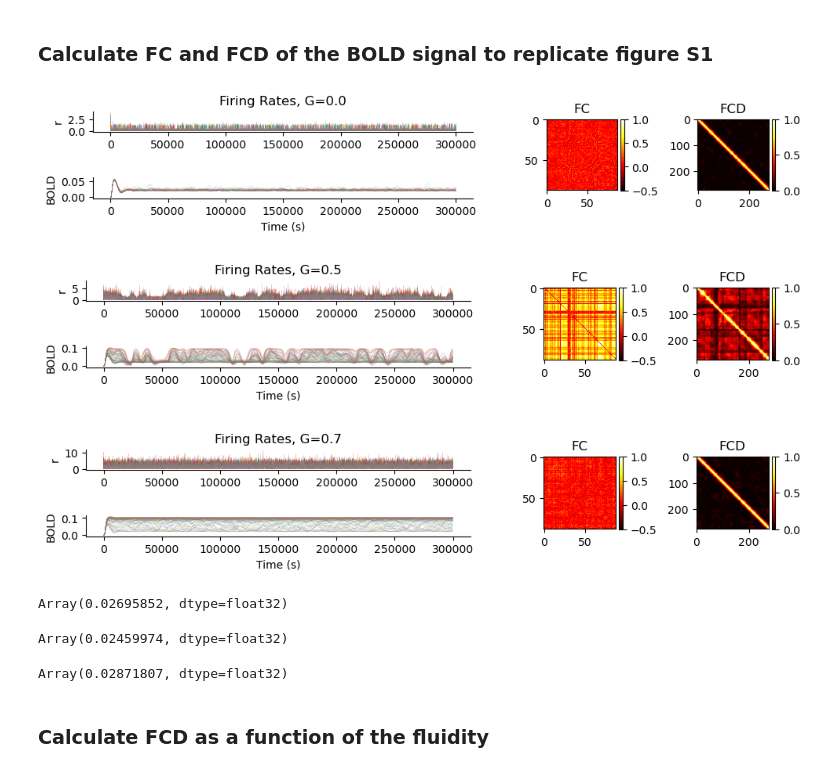
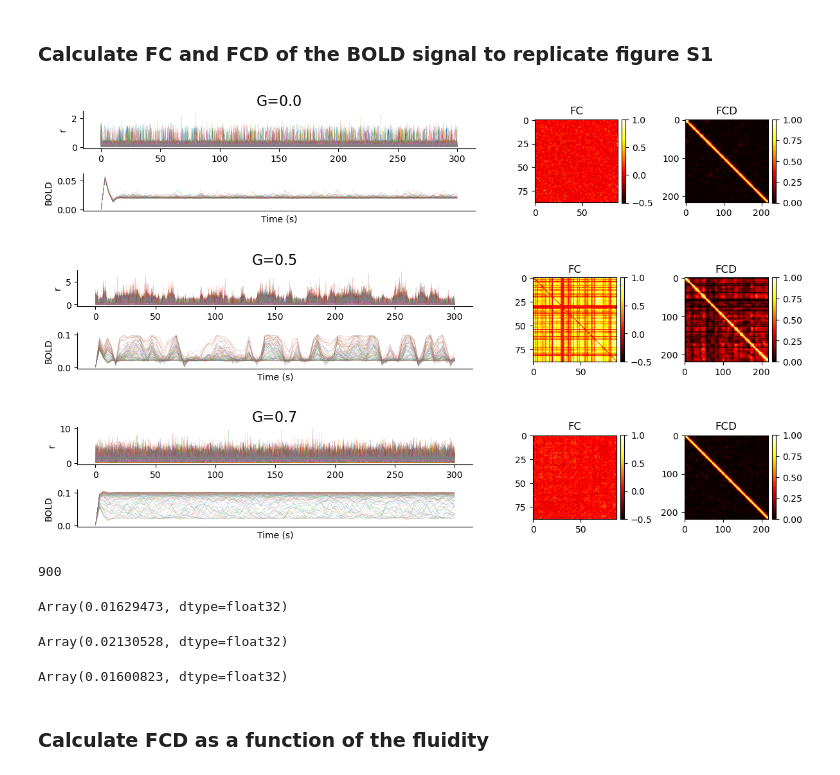
Before and after one commit to monicapaoletti/GSoC_T3.3_inference, a Jupyter notebook: scripts/notebooks/mpr_jax.ipynb, the cells around one changed output. Cells and saved outputs as stored; diff of their text form; code cells hidden in the pictures.

```diff
--- a/scripts/notebooks/mpr_jax.ipynb
+++ b/scripts/notebooks/mpr_jax.ipynb
@@ -105,11 +105,11 @@ weights = nx.to_numpy_array(nx.complete_graph(nn))
 params = {"G": 0.25,
           "weights": weights,
           "t_end": 30000,
-          "dt": 0.01,
+          "dt": 0.02,
           "eta": jnp.array([-4.6]),
           "rv_decimate": 10,
           "noise_amp": 0.037,
-          "tr": 1.0, #it was 500
+          "tr": 300.0, #it was 500
           "seed":42
           }
 # %% [markdown]
@@ -128,3 +128,8 @@ wrapper took 2.61 seconds
 #!free -h
 # %%
 #!cat /sys/fs/cgroup/memory.max
+# %%
+params['t_end'] = 100_000
+g = 0.1
+rv_t, r, v, bold_t, bold_d = wrapper(g, params)
+plot(rv_t, r, v, bold_d, bold_t, g)
@@ -339,62 +363,68 @@ plt.show()
 wwidth = 30  # must be < 60
 maxNwindows = 200
 olap = 0.94
+cut = 50
 
-FCD_G0, FCvec_G0, _ = FCD_jax.extract_FCD(bold_G0[10000::500].T, wwidth=wwidth, maxNwindows=maxNwindows, olap=olap)
-FCD_G05, FCvec_G05, _ = FCD_jax.extract_FCD(bold_G05[10000::500].T, wwidth=wwidth, maxNwindows=maxNwindows, olap=olap)
-FCD_G07, FCvec_G07, _ = FCD_jax.extract_FCD(bold_G07[10000::500].T, wwidth=wwidth, maxNwindows=maxNwindows, olap=olap)
+FCD_G0, FCvec_G0, _ = FCD_jax.extract_FCD(bold_G0.T, wwidth=wwidth, maxNwindows=maxNwindows, olap=olap)
+FCD_G05, FCvec_G05, _ = FCD_jax.extract_FCD(bold_G05.T, wwidth=wwidth, maxNwindows=maxNwindows, olap=olap)
+FCD_G07, FCvec_G07, _ = FCD_jax.extract_FCD(bold_G07.T, wwidth=wwidth, maxNwindows=maxNwindows, olap=olap)
 
-FC_G0 = FCD_jax.get_fc(bold_G0[10000:].T)
-FC_G05 = FCD_jax.get_fc(bold_G05[10000:].T)
-FC_G07 = FCD_jax.get_fc(bold_G07[10000:].T)
+FC_G0 = FCD_jax.get_fc(bold_G0[cut:].T)
+FC_G05 = FCD_jax.get_fc(bold_G05[cut:].T)
+FC_G07 = FCD_jax.get_fc(bold_G07[cut:].T)
 # %%
 def plot_fc_fcd(rv_t, r, bold_t, bold_d, FC, FCD, label='G=?'):
     step = 10
-    fig = plt.figure(figsize=(10, 5))  # Wide and not too tall
+    fig = plt.figure(figsize=(12, 6))  # Wide and not too tall
 
     # r plot (top-left, shorter height)
     ax1 = plt.subplot2grid((6, 5), (0, 0), colspan=3, rowspan=1)
-    ax1.plot(rv_t[::step], r[::step, :], lw=0.1)
+    ax1.plot(rv_t[::step]/1000, r[::step, :], lw=0.1)
     ax1.set_ylabel("r")
 
-    ax1.set_title(f"Firing Rates, {label}")
+    ax1.set_title(f"{label}", fontsize=16)
     ax1.spines['top'].set_visible(False)
     ax1.spines['right'].set_visible(False)
 
     # BOLD plot (middle-left, shorter height)
     ax2 = plt.subplot2grid((6, 5), (1, 0), colspan=3, rowspan=1)
-    ax2.plot(bold_t[::step], bold_d[::step], lw=0.1)
+    ax2.plot(bold_t[::step]/1000, bold_d[::step], lw=0.1)
     ax2.set_ylabel("BOLD")
     ax2.set_xlabel("Time (s)")
     ax2.spines['top'].set_visible(False)
     ax2.spines['right'].set_visible(False)
+    ax2.set_xticks([])
 
     # FC plot (full right height, top half)
     ax3 = plt.subplot2grid((6, 5), (0, 3), rowspan=2, colspan=1)
     im1 = ax3.imshow(FC, vmin=-0.5, vmax=1, cmap='hot')
     ax3.set_title("FC")
     plt.colorbar(im1, ax=ax3, fraction=0.046, pad=0.04)
 
     # FCD plot (full right height, bottom half)
     ax4 = plt.subplot2grid((6, 5), (0, 4), rowspan=2, colspan=1)
     im2 = ax4.imshow(FCD, vmin=0, vmax=1, cmap='hot')
     ax4.set_title("FCD")
     plt.colorbar(im2, ax=ax4, fraction=0.046, pad=0.04)
 
     plt.tight_layout()
     name = f'/home/monica/Desktop/GSoC/repos/GSoC_T3.3_inference/results/figureS1.png'
     plt.savefig(name,dpi=300)
     plt.show()
 
 
 
 plot_fc_fcd(rv_t_G0, r_G0, bold_t_G0, bold_G0, FC_G0, FCD_G0, label='G=0.0')
 plot_fc_fcd(rv_t_G05, r_G05, bold_t_G05, bold_G05, FC_G05, FCD_G05, label='G=0.5')
 plot_fc_fcd(rv_t_G07, r_G07, bold_t_G07, bold_G07, FC_G07, FCD_G07, label='G=0.7')
 # %% [output]
-[figure, old version]
+[figure, new version]
-[figure, old version]
+[figure, new version]
-[figure, old version]
+[figure, new version]
+# %%
+len(bold_t_G0)
+# %% [output]
+900
 # %%
 # Suppose fcd_matrix is your output from extract_FCD
 triu_idx = jnp.triu_indices(FCD_G0.shape[0], k=1)  # k=1 excludes the diagonal
@@ -402,7 +432,7 @@ upper_vals = FCD_G0[triu_idx]  # Extract upper triangular entries
 var_upper = jnp.var(upper_vals)    # Compute variance
 var_upper
 # %% [output]
-Array(0.02695852, dtype=float32)
+Array(0.01629473, dtype=float32)
 # %%
 # Suppose fcd_matrix is your output from extract_FCD
 triu_idx = jnp.triu_indices(FCD_G05.shape[0], k=1)  # k=1 excludes the diagonal
@@ -410,7 +440,7 @@ upper_vals = FCD_G05[triu_idx]  # Extract upper triangular entries
 var_upper = jnp.var(upper_vals)    # Compute variance
 var_upper
 # %% [output]
-Array(0.02459974, dtype=float32)
+Array(0.02130528, dtype=float32)
 # %%
 # Suppose fcd_matrix is your output from extract_FCD
 triu_idx = jnp.triu_indices(FCD_G07.shape[0], k=1)  # k=1 excludes the diagonal
@@ -418,7 +448,7 @@ upper_vals = FCD_G07[triu_idx]  # Extract upper triangular entries
 var_upper = jnp.var(upper_vals)    # Compute variance
 var_upper
 # %% [output]
-Array(0.02871807, dtype=float32)
+Array(0.01600823, dtype=float32)
 # %% [markdown]
 ### Calculate FCD as a function of the fluidity
 # %%
```
Also changed, not shown: parts of 30 cells of this notebook, 4 other files.
